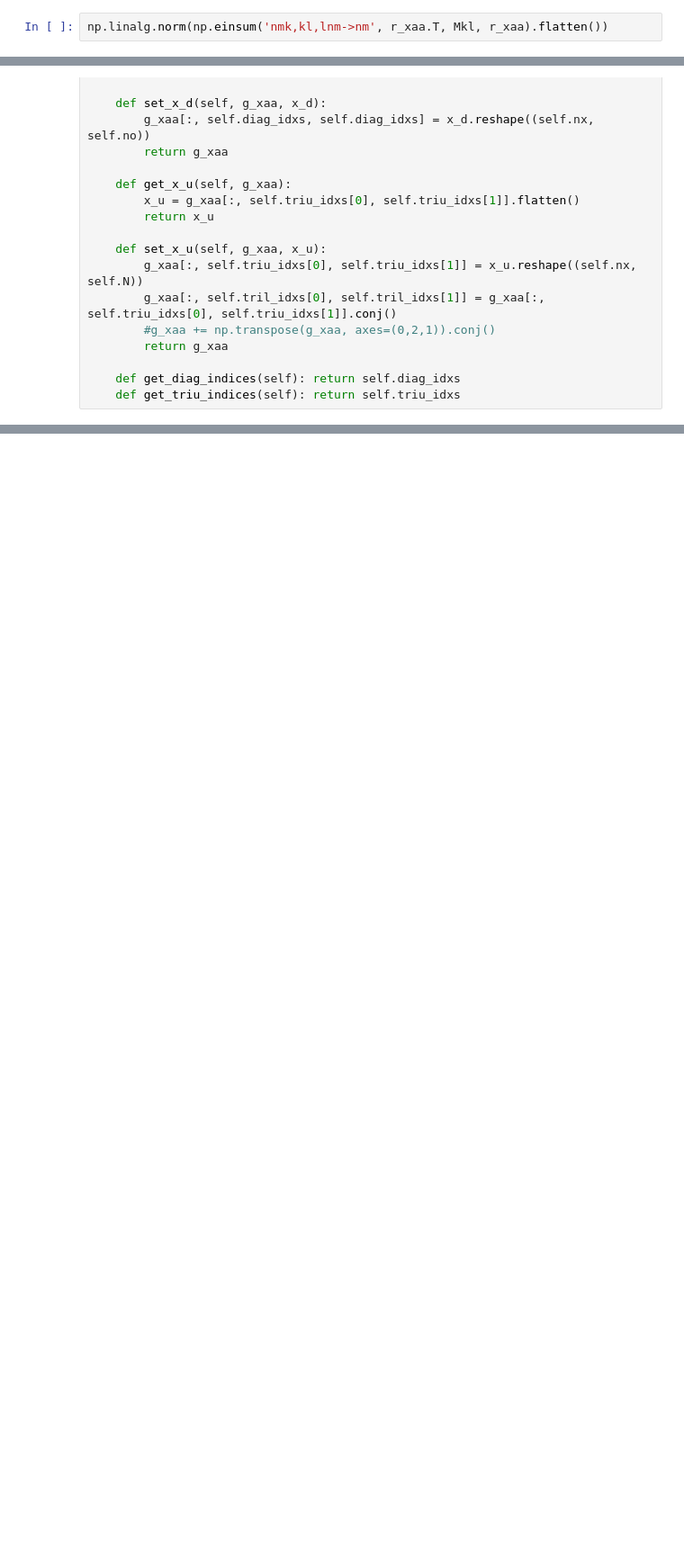
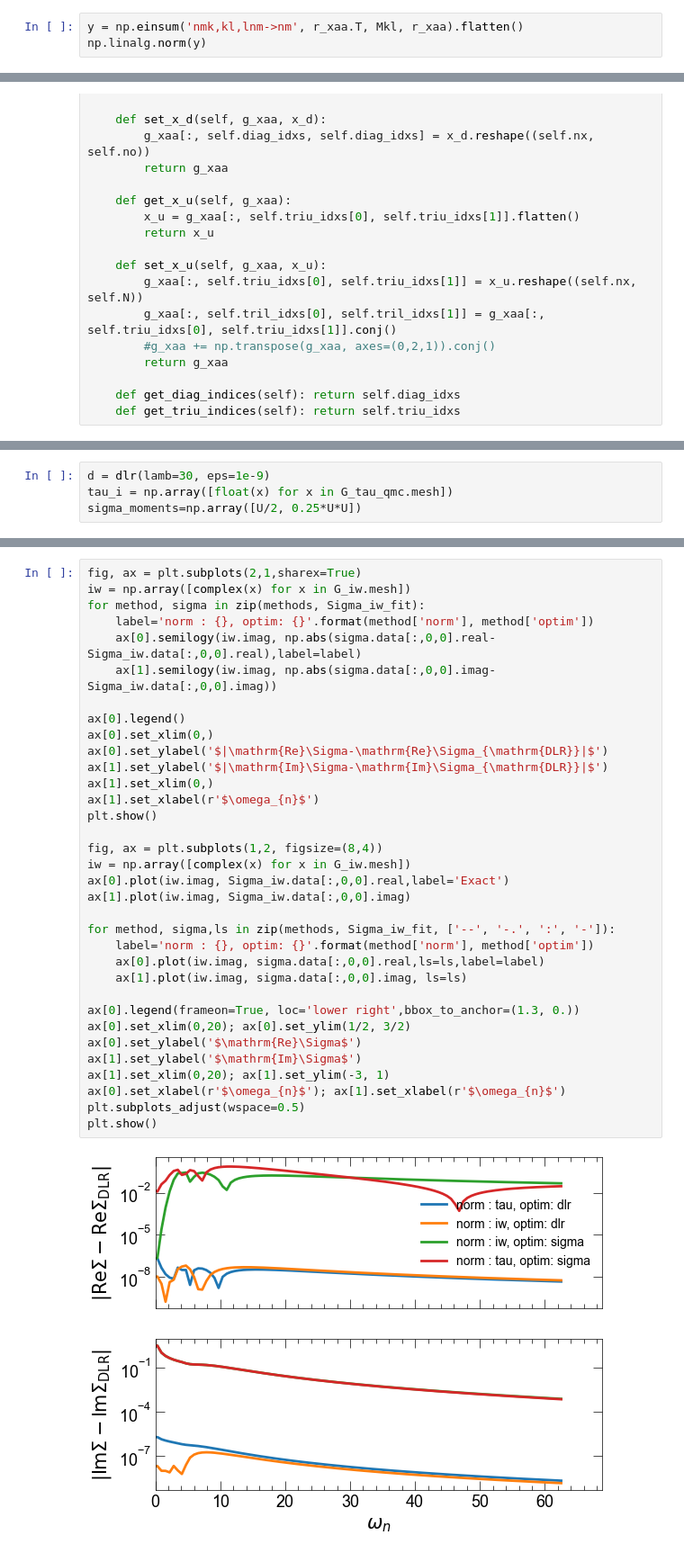
Before and after one commit to harrisonlabollita/fitdlr, a Jupyter notebook: dimer/Dyson solve by residual minimization in DLR.ipynb, the cells around one changed output, grey strips where cells are left out. Shown at 90% size. Saved outputs shown, nothing was run; the diff lists cells and outputs as text; blank space fills up the shorter version.

Commit message:
implemented generic methods

```diff
--- a/dimer/Dyson solve by residual minimization in DLR.ipynb
+++ b/dimer/Dyson solve by residual minimization in DLR.ipynb
@@ -47,6 +49,7 @@ for iwk, wk in enumerate(d.dlrrf):
         else:
             Mkl[iwk, iwl] = (1/(beta*(wk+wl)))*(K0wk*K0wl - Kbwk*Kbwl)
 # %%
-np.linalg.norm(np.einsum('nmk,kl,lnm->nm', r_xaa.T, Mkl, r_xaa).flatten())
+y = np.einsum('nmk,kl,lnm->nm', r_xaa.T, Mkl, r_xaa).flatten()
+np.linalg.norm(y)
 # %% [output]
 3.636843318108796e-15
@@ -253,0 +307,4 @@ iw_i  = np.array([complex(x) for x in Sigma_iw_ref.mesh])
+# %%
+d = dlr(lamb=30, eps=1e-9)
+tau_i = np.array([float(x) for x in G_tau_qmc.mesh])
+sigma_moments=np.array([U/2, 0.25*U*U])
@@ -253,0 +350,36 @@ iw_i  = np.array([complex(x) for x in Sigma_iw_ref.mesh])
+# %%
+fig, ax = plt.subplots(2,1,sharex=True)
+iw = np.array([complex(x) for x in G_iw.mesh])
+for method, sigma in zip(methods, Sigma_iw_fit):
+    label='norm : {}, optim: {}'.format(method['norm'], method['optim'])
+    ax[0].semilogy(iw.imag, np.abs(sigma.data[:,0,0].real-Sigma_iw.data[:,0,0].real),label=label)
+    ax[1].semilogy(iw.imag, np.abs(sigma.data[:,0,0].imag-Sigma_iw.data[:,0,0].imag))
+
+ax[0].legend()
+ax[0].set_xlim(0,)
+ax[0].set_ylabel('$|\mathrm{Re}\Sigma-\mathrm{Re}\Sigma_{\mathrm{DLR}}|$')
+ax[1].set_ylabel('$|\mathrm{Im}\Sigma-\mathrm{Im}\Sigma_{\mathrm{DLR}}|$')
+ax[1].set_xlim(0,)
+ax[1].set_xlabel(r'$\omega_{n}$')
+plt.show()
+
+fig, ax = plt.subplots(1,2, figsize=(8,4))
+iw = np.array([complex(x) for x in G_iw.mesh])
+ax[0].plot(iw.imag, Sigma_iw.data[:,0,0].real,label='Exact')
+ax[1].plot(iw.imag, Sigma_iw.data[:,0,0].imag)
+
+for method, sigma,ls in zip(methods, Sigma_iw_fit, ['--', '-.', ':', '-']):
+    label='norm : {}, optim: {}'.format(method['norm'], method['optim'])
+    ax[0].plot(iw.imag, sigma.data[:,0,0].real,ls=ls,label=label)
+    ax[1].plot(iw.imag, sigma.data[:,0,0].imag, ls=ls)
+
+ax[0].legend(frameon=True, loc='lower right',bbox_to_anchor=(1.3, 0.))
+ax[0].set_xlim(0,20); ax[0].set_ylim(1/2, 3/2)
+ax[0].set_ylabel('$\mathrm{Re}\Sigma$')
+ax[1].set_ylabel('$\mathrm{Im}\Sigma$')
+ax[1].set_xlim(0,20); ax[1].set_ylim(-3, 1)
+ax[0].set_xlabel(r'$\omega_{n}$'); ax[1].set_xlabel(r'$\omega_{n}$')
+plt.subplots_adjust(wspace=0.5)
+plt.show()
+# %% [output]
+[figure, added]
```
Also changed, not shown: parts of 21 cells of this notebook, 1 other file.
